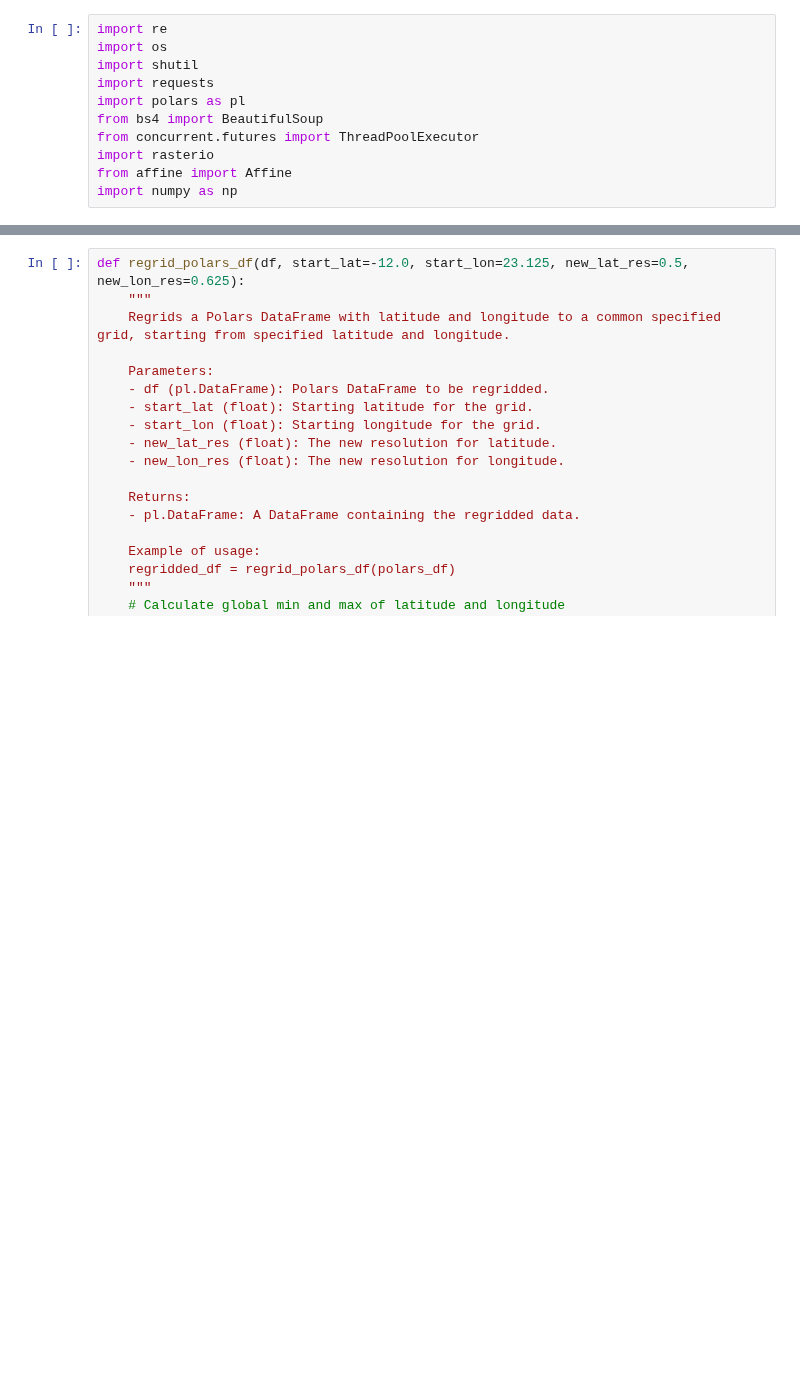
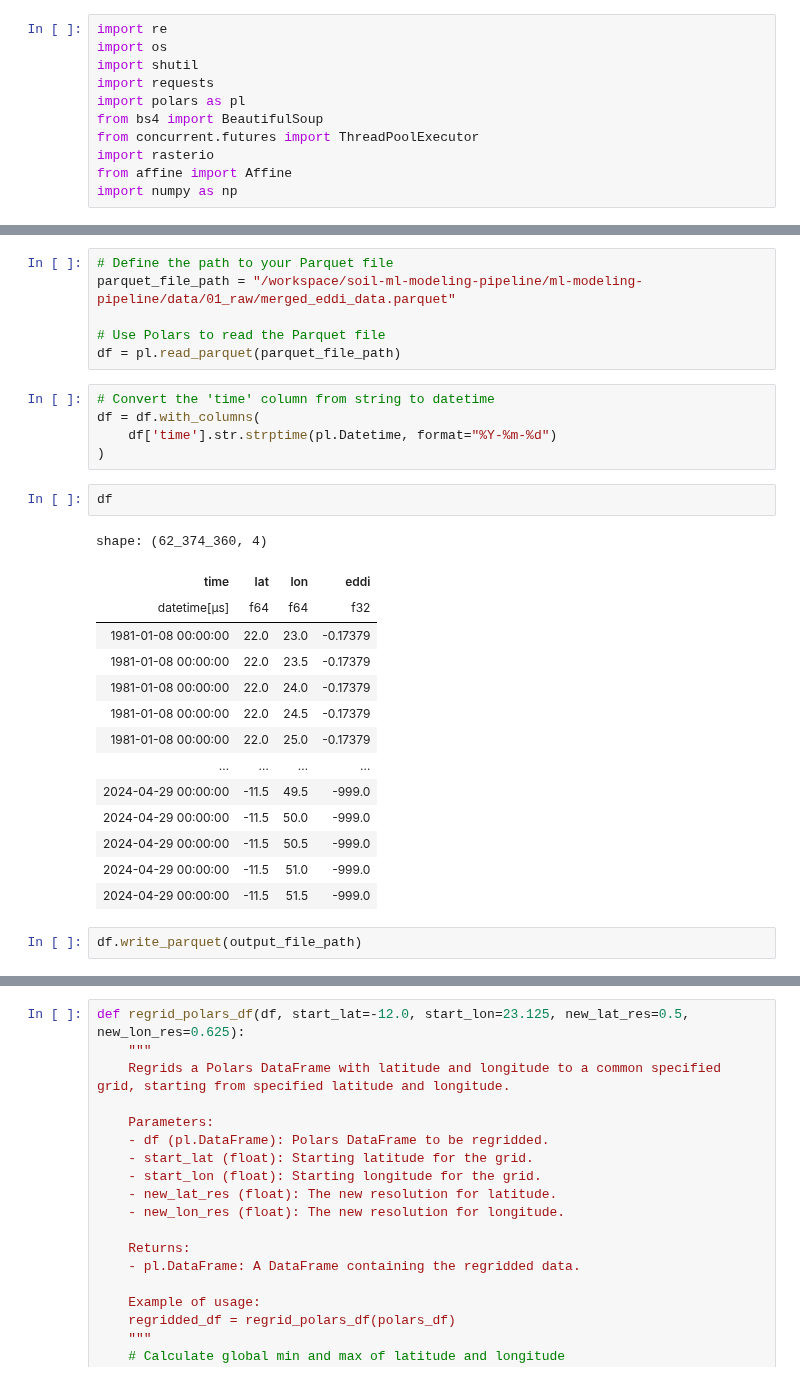
Before and after one commit to AdamPrzychodniPrivate/soil-water-forecasting, a Jupyter notebook: ml-modeling-pipeline/notebooks/1.2 data_collection_noaa.ipynb, the cells around one changed output, grey strips where cells are left out. Cells and saved outputs as stored; diff of their text form; blank space fills up the shorter version.

```diff
--- a/ml-modeling-pipeline/notebooks/1.2 data_collection_noaa.ipynb
+++ b/ml-modeling-pipeline/notebooks/1.2 data_collection_noaa.ipynb
@@ -197,3 +235,33 @@ shape: (1_439_560, 4)
+# %%
+# Define the path to your Parquet file
+parquet_file_path = "/workspace/soil-ml-modeling-pipeline/ml-modeling-pipeline/data/01_raw/merged_eddi_data.parquet"
+
+# Use Polars to read the Parquet file
+df = pl.read_parquet(parquet_file_path)
+# %%
+# Convert the 'time' column from string to datetime
+df = df.with_columns(
+    df['time'].str.strptime(pl.Datetime, format="%Y-%m-%d")
+)
+# %%
+df
+# %% [output]
+shape: (62_374_360, 4)
+| time | lat | lon | eddi |
+| datetime[μs] | f64 | f64 | f32 |
+| 1981-01-08 00:00:00 | 22.0 | 23.0 | -0.17379 |
+| 1981-01-08 00:00:00 | 22.0 | 23.5 | -0.17379 |
+| 1981-01-08 00:00:00 | 22.0 | 24.0 | -0.17379 |
+| 1981-01-08 00:00:00 | 22.0 | 24.5 | -0.17379 |
+| 1981-01-08 00:00:00 | 22.0 | 25.0 | -0.17379 |
+| … | … | … | … |
+| 2024-04-29 00:00:00 | -11.5 | 49.5 | -999.0 |
+| 2024-04-29 00:00:00 | -11.5 | 50.0 | -999.0 |
+| 2024-04-29 00:00:00 | -11.5 | 50.5 | -999.0 |
+| 2024-04-29 00:00:00 | -11.5 | 51.0 | -999.0 |
+| 2024-04-29 00:00:00 | -11.5 | 51.5 | -999.0 |
+# %%
+df.write_parquet(output_file_path)
 # %%
 import plotly.express as px
 
```
Also changed, not shown: parts of 5 cells of this notebook.
